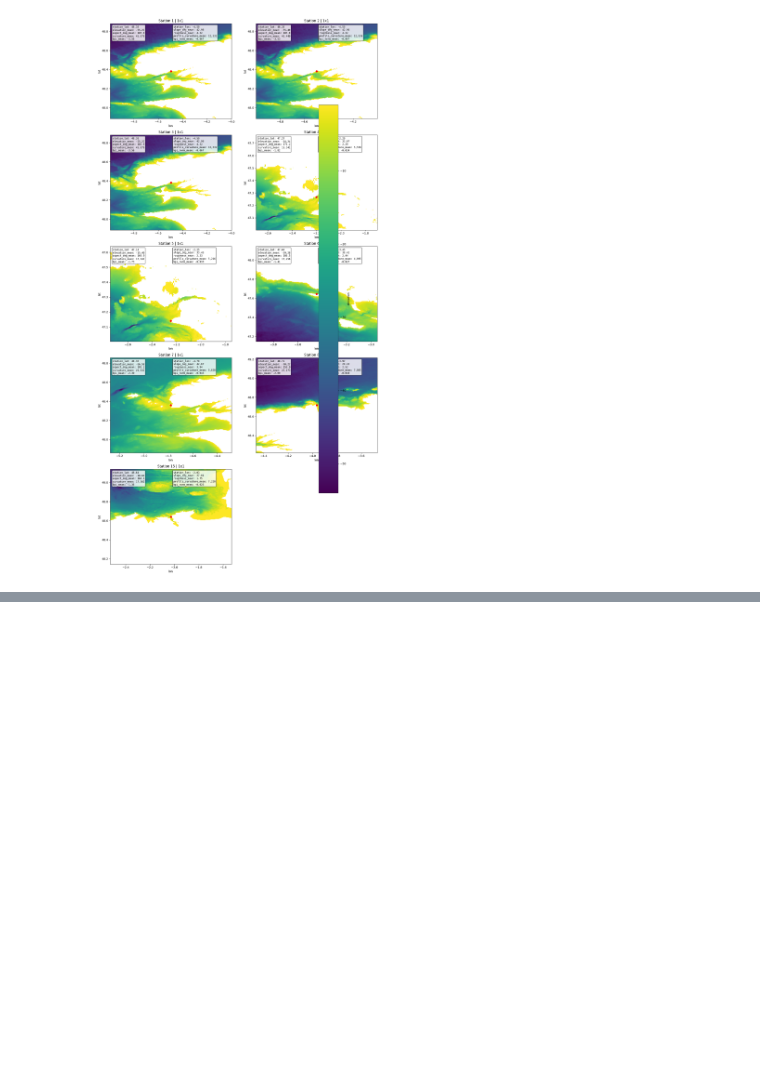
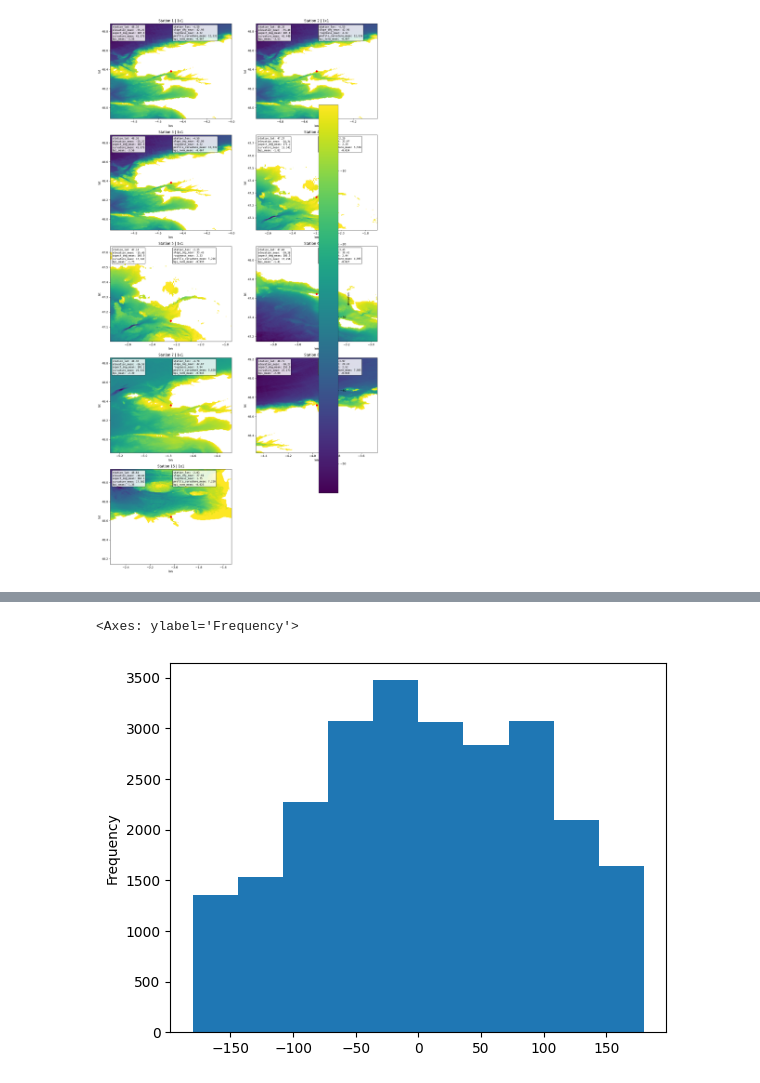
Before and after one commit to lisanneblok/ESL, a Jupyter notebook: notebooks/AGeneratefulldf/ALLVARS copy.ipynb, the cells around one changed output, grey strips where cells are left out. Drawn from its saved outputs; the diff is of its cells as text; code cells hidden in the pictures; blank space fills up the shorter version.

```diff
--- a/notebooks/AGeneratefulldf/ALLVARS copy.ipynb
+++ b/notebooks/AGeneratefulldf/ALLVARS copy.ipynb
@@ -1601,0 +1669,2 @@ def plot_water_only_offshore_path(tile, station_lat, station_lon,
+# %%
+merge1 = large_df.merge(wide_df, on=["station"], how='inner')
@@ -1601,0 +1673,28 @@ def plot_water_only_offshore_path(tile, station_lat, station_lon,
+# %%
+station_lookup = merge1.drop_duplicates(["station", "lat", "lon"])
+
+merge2 = stats_df.merge(
+    station_lookup,
+    on=["station", "lat", "lon"],
+    how="left",
+    validate="many_to_one"
+)
+# %%
+save_df = merge2 .loc[:, ~merge2.columns.str.contains("station_|target|coarsen|n_points|path_length|original|n_local|name|block_time|bins|residual_is_deviantoffshore|end_to_end|distance")]
+# %%
+wind_dir_col = "wind_dir"
+mwd_col = "mwd"
+bearing_cols = [c for c in save_df.columns if "bearing_deg_" in c]
+
+print("Bearing columns found:")
+for c in bearing_cols:
+    print(c)
+
+# circular difference: result in [-180, 180]
+def circular_diff(a, b):
+    return ((a - b + 180) % 360) - 180
+
+# add extra columns
+for bcol in bearing_cols:
+    save_df[f"{bcol}_minus_wind_dir"] = circular_diff(save_df[bcol], save_df[wind_dir_col])
+    save_df[f"{bcol}_minus_mwd"] = circular_diff(save_df[bcol], save_df[mwd_col])
@@ -1601,0 +1736,5 @@ def plot_water_only_offshore_path(tile, station_lat, station_lon,
+# %%
+save_df["bearing_deg_0.1x0.1_minus_mwd"].plot.hist()
+# %% [output]
+<Axes: ylabel='Frequency'>
+[figure, added]
```
Also changed, not shown: parts of 31 cells of this notebook, 2 other files.
